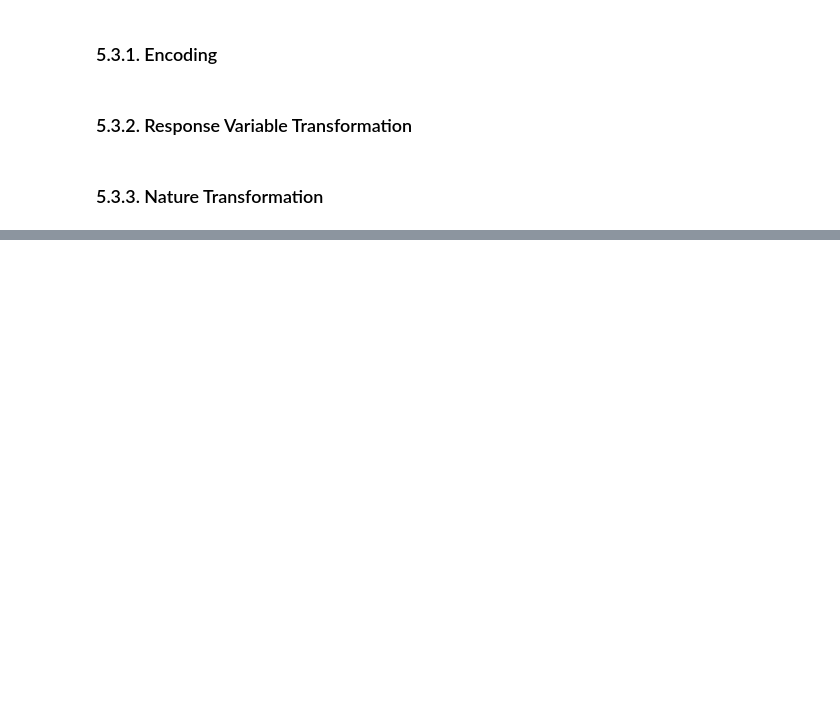
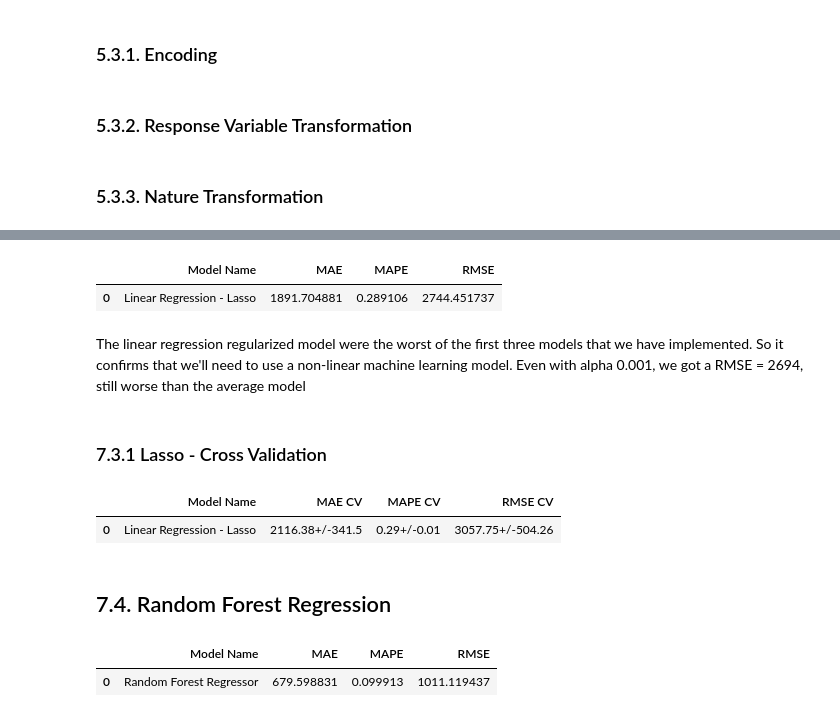
Before and after one commit to cainrodrigues/data_science_em_producao, a Jupyter notebook: m06_v01_store_sales_prediction.ipynb, the cells around one changed output, grey strips where cells are left out. Cells and saved outputs as stored; diff of their text form; code cells hidden in the pictures; blank space fills up the shorter version.

```diff
--- a/m06_v01_store_sales_prediction.ipynb
+++ b/m06_v01_store_sales_prediction.ipynb
@@ -1306,0 +1198,29 @@ a = cross_validation(model_name = 'Linear Regression',x_training = x_training,kf
+# %%
+# model
+lrr = Lasso(alpha=0.01).fit(x_train_boruta, y_train)
+
+# prediction
+yhat_lrr = lrr.predict(x_test)
+
+# performance
+lrr_result = ml_error('Linear Regression - Lasso', np.expm1(y_test), np.expm1(yhat_lrr) )
+lrr_result
+# %% [output]
+|  | Model Name | MAE | MAPE | RMSE |
+| 0 | Linear Regression - Lasso | 1891.704881 | 0.289106 | 2744.451737 |
+# %% [markdown]
+The linear regression regularized model were the worst of the first three models that we have implemented. So it confirms that we'll need to use a non-linear machine learning model.
+Even with alpha 0.001, we got a RMSE = 2694, still worse than the average model
+# %% [markdown]
+### 7.3.1 Lasso - Cross Validation
+# %%
+lrr_result_cv = cross_validation(model=lrr,
+                 model_name = 'Linear Regression - Lasso',
+                 x_training = x_training,
+                 kfold = 5)
+lrr_result_cv
+# %% [output]
+|  | Model Name | MAE CV | MAPE CV | RMSE CV |
+| 0 | Linear Regression - Lasso | 2116.38+/-341.5 | 0.29+/-0.01 | 3057.75+/-504.26 |
+# %% [markdown]
+## 7.4. Random Forest Regression
@@ -1306,0 +1229,13 @@ a = cross_validation(model_name = 'Linear Regression',x_training = x_training,kf
+# %%
+# model
+rf = RandomForestRegressor(n_estimators = 100, n_jobs=-1, random_state=42).fit(x_train_boruta, y_train)
+
+# prediction
+yhat_rf = rf.predict(x_test)
+
+# performance
+rf_result = ml_error('Random Forest Regressor', np.expm1(y_test), np.expm1(yhat_rf) )
+rf_result
+# %% [output]
+|  | Model Name | MAE | MAPE | RMSE |
+| 0 | Random Forest Regressor | 679.598831 | 0.099913 | 1011.119437 |
```
Also changed, not shown: parts of 87 cells of this notebook.
